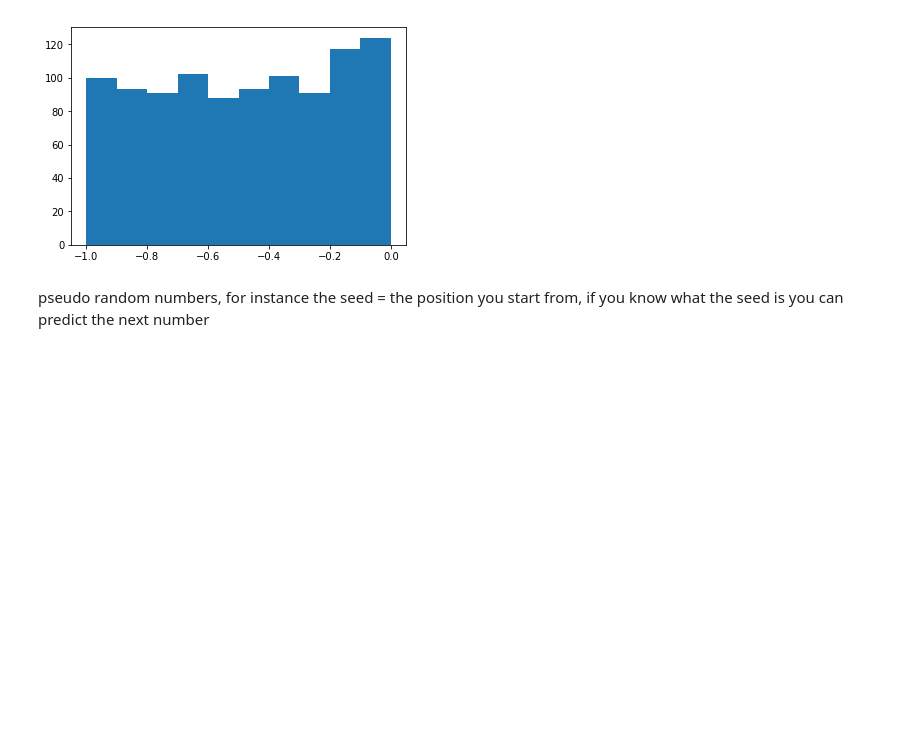
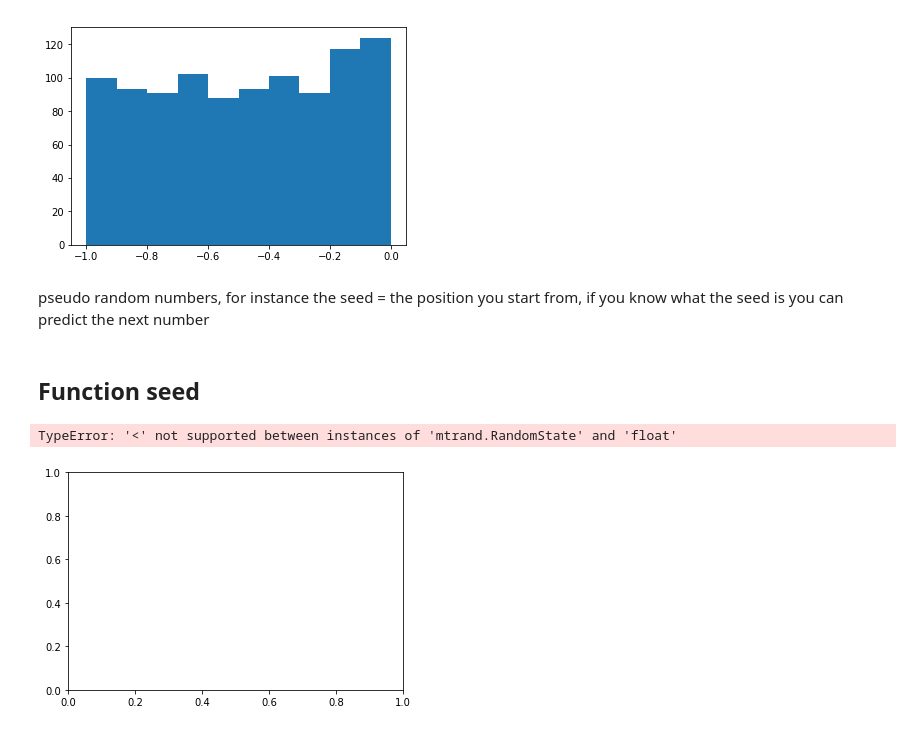
Before and after one commit to Luisa-T/fundAssign, a Jupyter notebook: numpy.random assignment.ipynb, the cells around one changed output. Saved outputs shown, nothing was run; the diff lists cells and outputs as text; code cells hidden in the pictures; blank space fills up the shorter version.

Commit message:
testing functions

```diff
--- a/numpy.random assignment.ipynb
+++ b/numpy.random assignment.ipynb
@@ -50,3 +50,8 @@ plt.hist(s)
 [figure]
 # %% [markdown]
 pseudo random numbers, for instance the seed = the position you start from, if you know what the seed is you can predict the next number
+# %% [markdown]
+## Function seed
+# %%
+import numpy as np
+x = np.random.RandomState(4)
@@ -52,0 +60,7 @@ pseudo random numbers, for instance the seed = the position you start from, if y
+# %%
+import matplotlib.pyplot as plt
+plt.hist(x)
+plt.show()
+# %% [output]
+TypeError: '<' not supported between instances of 'mtrand.RandomState' and 'float'
+[figure, added]
```
Also changed, not shown: parts of 1 cell of this notebook.
